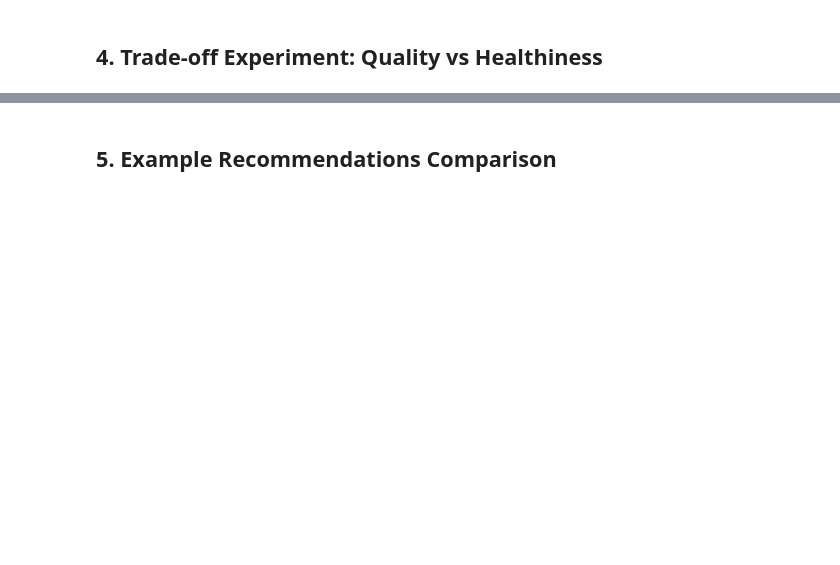
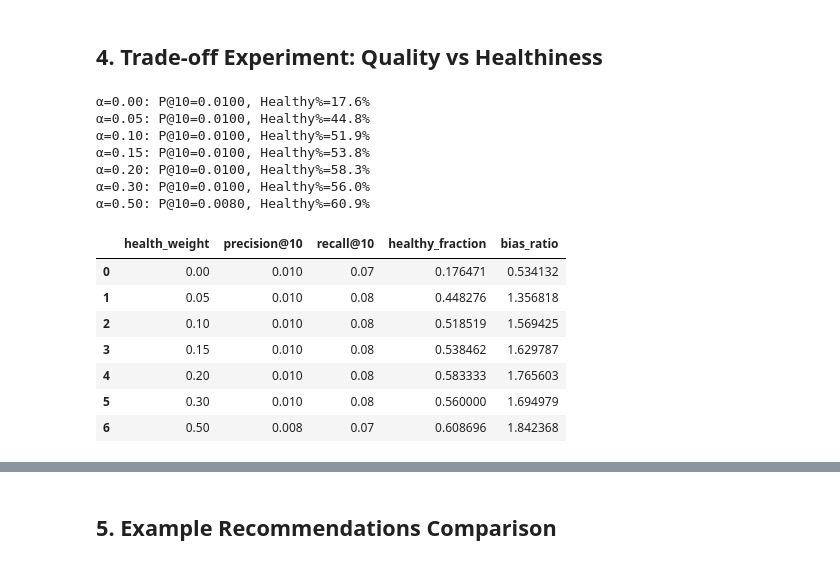
Before and after one commit to rluminto/CSE-158-Assignment-2, a Jupyter notebook: notebooks/03_health_bias_and_fairness.ipynb, the cells around one changed output, grey strips where cells are left out. Cells and saved outputs as stored; diff of their text form; code cells hidden in the pictures; blank space fills up the shorter version.

```diff
--- a/notebooks/03_health_bias_and_fairness.ipynb
+++ b/notebooks/03_health_bias_and_fairness.ipynb
@@ -190,9 +239,18 @@ print("Model trained successfully")
 # %%
 # Create candidate set (reuse from notebook 02)
 test_users = test_df['user_id'].unique()[:100]
+
 train_val_df = pd.concat([train_df, val_df])
-user_rated_recipes = train_val_df.groupby('user_id')['recipe_id'].apply(set).to_dict()
-popular_recipes = recipe_features.nlargest(500, 'recipe_num_ratings')['recipe_id'].values
+user_rated_recipes = (
+    train_val_df
+    .groupby('user_id')['recipe_id']
+    .apply(set)
+    .to_dict()
+)
+
+popular_recipes = recipe_features.nlargest(
+    500, 'recipe_num_ratings'
+)['recipe_id'].values
 
 candidate_rows = []
 for user_id in test_users:
@@ -202,7 +260,20 @@ for user_id in test_users:
         candidate_rows.append({'user_id': user_id, 'recipe_id': recipe_id})
 
 candidates_df = pd.DataFrame(candidate_rows)
-candidates_full = create_modeling_dataset(candidates_df, recipes, user_features, recipe_features)
+
+# Add features
+candidates_full = create_modeling_dataset(
+    candidates_df, recipes, user_features, recipe_features
+)
+
+# FIX: make sure all training features exist for candidates
+missing_cols = [c for c in available_features if c not in candidates_full.columns]
+print("Missing in candidates:", missing_cols)
+
+for col in missing_cols:
+    candidates_full[col] = 0  # neutral default value
+
+# Now it's safe to drop rows that still have NaNs
 candidates_full = candidates_full.dropna(subset=available_features)
 
 print(f"Created {len(candidates_full)} candidate pairs for {len(test_users)} users")
@@ -293,34 +385,56 @@ plt.show()
 # %%
 # Experiment with different health weights
 health_weights = [0.0, 0.05, 0.1, 0.15, 0.2, 0.3, 0.5]
 tradeoff_results = []
 
 for alpha in health_weights:
     # Generate recommendations with this health weight
     recs = generate_recommendations(
         candidates_full, available_features, lr_model, scaler,
         top_k=10, health_weight=alpha
     )
 
     # Evaluate recommender quality
     rec_metrics = evaluate_recommender(test_df, recs, k_values=[10])
 
     # Analyze health bias
-    bias_metrics_alpha = analyze_health_bias(recs, recipes, health_col='is_healthy', recipe_col='id')
+    bias_metrics_alpha = analyze_health_bias(
+        recs,
+        recipes,
+        health_col='is_healthy'   # recipe_col defaults to 'recipe_id'
+    )
 
     tradeoff_results.append({
         'health_weight': alpha,
         'precision@10': rec_metrics['precision@10'],
         'recall@10': rec_metrics['recall@10'],
         'healthy_fraction': bias_metrics_alpha['healthy_fraction_recommended'],
         'bias_ratio': bias_metrics_alpha['bias_ratio']
     })
 
-    print(f"α={alpha:.2f}: P@10={rec_metrics['precision@10']:.4f}, "
-          f"Healthy%={100*bias_metrics_alpha['healthy_fraction_recommended']:.1f}%")
+    print(
+        f"α={alpha:.2f}: P@10={rec_metrics['precision@10']:.4f}, "
+        f"Healthy%={100*bias_metrics_alpha['healthy_fraction_recommended']:.1f}%"
+    )
 
 tradeoff_df = pd.DataFrame(tradeoff_results)
 display(tradeoff_df)
+# %% [output]
+α=0.00: P@10=0.0100, Healthy%=17.6%
+α=0.05: P@10=0.0100, Healthy%=44.8%
+α=0.10: P@10=0.0100, Healthy%=51.9%
+α=0.15: P@10=0.0100, Healthy%=53.8%
+α=0.20: P@10=0.0100, Healthy%=58.3%
+α=0.30: P@10=0.0100, Healthy%=56.0%
+α=0.50: P@10=0.0080, Healthy%=60.9%
+|  | health_weight | precision@10 | recall@10 | healthy_fraction | bias_ratio |
+| 0 | 0.00 | 0.010 | 0.07 | 0.176471 | 0.534132 |
+| 1 | 0.05 | 0.010 | 0.08 | 0.448276 | 1.356818 |
+| 2 | 0.10 | 0.010 | 0.08 | 0.518519 | 1.569425 |
+| 3 | 0.15 | 0.010 | 0.08 | 0.538462 | 1.629787 |
+| 4 | 0.20 | 0.010 | 0.08 | 0.583333 | 1.765603 |
+| 5 | 0.30 | 0.010 | 0.08 | 0.560000 | 1.694979 |
+| 6 | 0.50 | 0.008 | 0.07 | 0.608696 | 1.842368 |
 # %%
 # Visualize trade-off
 fig = plot_health_tradeoff(
```
Also changed, not shown: parts of 18 cells of this notebook, 26 other files.
